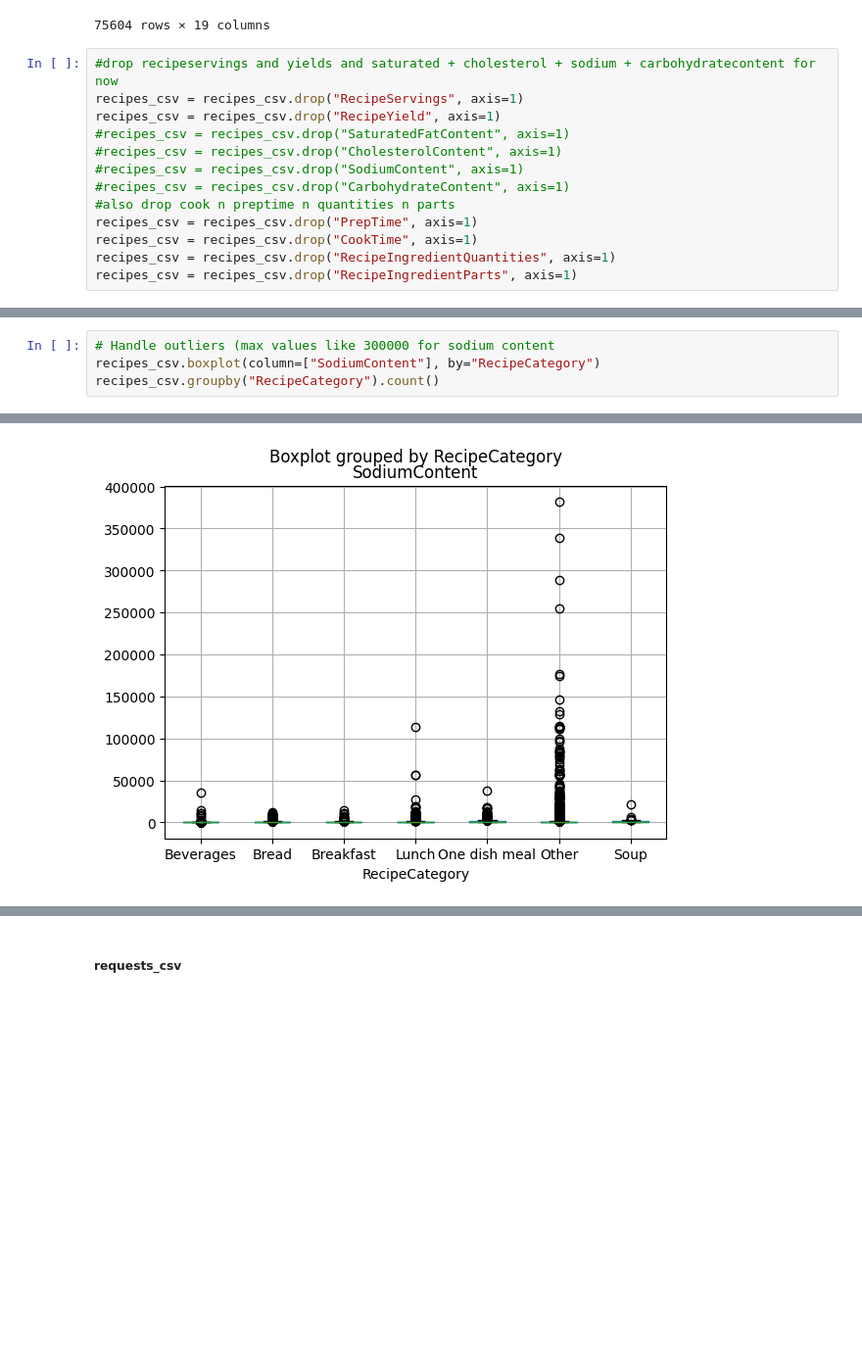
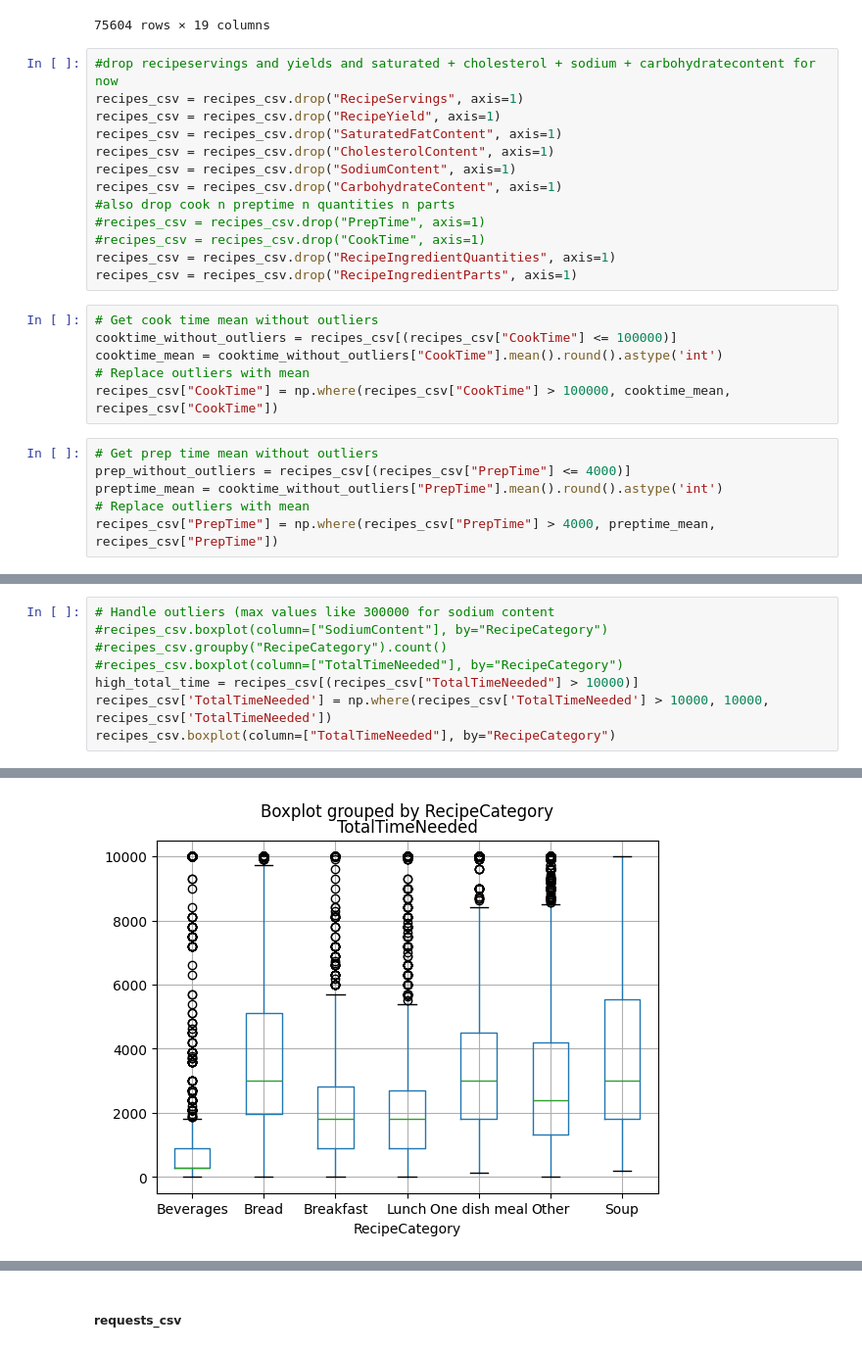
Before and after one commit to MittmannM/AnalyticsCupTUM, a Jupyter notebook: AC.ipynb, the cells around one changed output, grey strips where cells are left out. Shown at 98% size. Saved outputs shown, nothing was run; the diff lists cells and outputs as text; blank space fills up the shorter version.

```diff
--- a/AC.ipynb
+++ b/AC.ipynb
@@ -98,12 +98,24 @@ recipes_csv
 #drop recipeservings and yields and saturated + cholesterol + sodium + carbohydratecontent for now
 recipes_csv = recipes_csv.drop("RecipeServings", axis=1)
 recipes_csv = recipes_csv.drop("RecipeYield", axis=1)
-#recipes_csv = recipes_csv.drop("SaturatedFatContent", axis=1)
-#recipes_csv = recipes_csv.drop("CholesterolContent", axis=1)
-#recipes_csv = recipes_csv.drop("SodiumContent", axis=1)
-#recipes_csv = recipes_csv.drop("CarbohydrateContent", axis=1)
+recipes_csv = recipes_csv.drop("SaturatedFatContent", axis=1)
+recipes_csv = recipes_csv.drop("CholesterolContent", axis=1)
+recipes_csv = recipes_csv.drop("SodiumContent", axis=1)
+recipes_csv = recipes_csv.drop("CarbohydrateContent", axis=1)
 #also drop cook n preptime n quantities n parts
-recipes_csv = recipes_csv.drop("PrepTime", axis=1)
-recipes_csv = recipes_csv.drop("CookTime", axis=1)
+#recipes_csv = recipes_csv.drop("PrepTime", axis=1)
+#recipes_csv = recipes_csv.drop("CookTime", axis=1)
 recipes_csv = recipes_csv.drop("RecipeIngredientQuantities", axis=1)
 recipes_csv = recipes_csv.drop("RecipeIngredientParts", axis=1)
+# %%
+# Get cook time mean without outliers
+cooktime_without_outliers = recipes_csv[(recipes_csv["CookTime"] <= 100000)]
+cooktime_mean = cooktime_without_outliers["CookTime"].mean().round().astype('int')
+# Replace outliers with mean
+recipes_csv["CookTime"] = np.where(recipes_csv["CookTime"] > 100000, cooktime_mean, recipes_csv["CookTime"])
+# %%
+# Get prep time mean without outliers
+prep_without_outliers = recipes_csv[(recipes_csv["PrepTime"] <= 4000)]
+preptime_mean = cooktime_without_outliers["PrepTime"].mean().round().astype('int')
+# Replace outliers with mean
+recipes_csv["PrepTime"] = np.where(recipes_csv["PrepTime"] > 4000, preptime_mean, recipes_csv["PrepTime"])
@@ -110,5 +127,9 @@ recipes_csv = recipes_csv.drop("RecipeIngredientParts", axis=1)
 # %%
 # Handle outliers (max values like 300000 for sodium content
-recipes_csv.boxplot(column=["SodiumContent"], by="RecipeCategory")
-recipes_csv.groupby("RecipeCategory").count()
+#recipes_csv.boxplot(column=["SodiumContent"], by="RecipeCategory")
+#recipes_csv.groupby("RecipeCategory").count()
+#recipes_csv.boxplot(column=["TotalTimeNeeded"], by="RecipeCategory")
+high_total_time = recipes_csv[(recipes_csv["TotalTimeNeeded"] > 10000)]
+recipes_csv['TotalTimeNeeded'] = np.where(recipes_csv['TotalTimeNeeded'] > 10000, 10000, recipes_csv['TotalTimeNeeded'])
+recipes_csv.boxplot(column=["TotalTimeNeeded"], by="RecipeCategory")
 # %% [output]
@@ -124,4 +137,4 @@ recipes_csv.groupby("RecipeCategory").count()
-[figure, old version]
+[figure, new version]
 # %%
 high_sodium = recipes_csv[recipes_csv["SodiumContent"] > 4000]
 print(high_sodium['SodiumContent'].mean())
```
Also changed, not shown: parts of 15 cells of this notebook.
